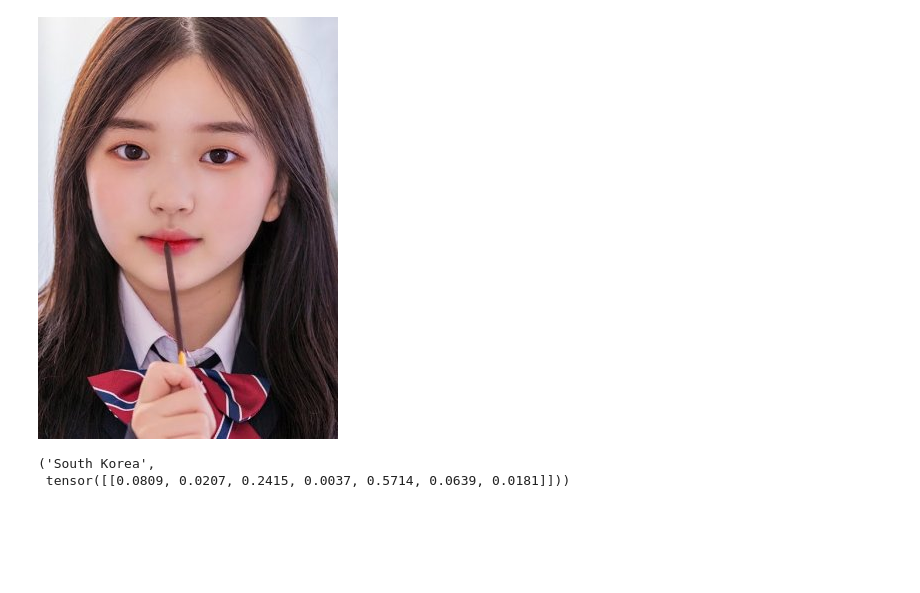
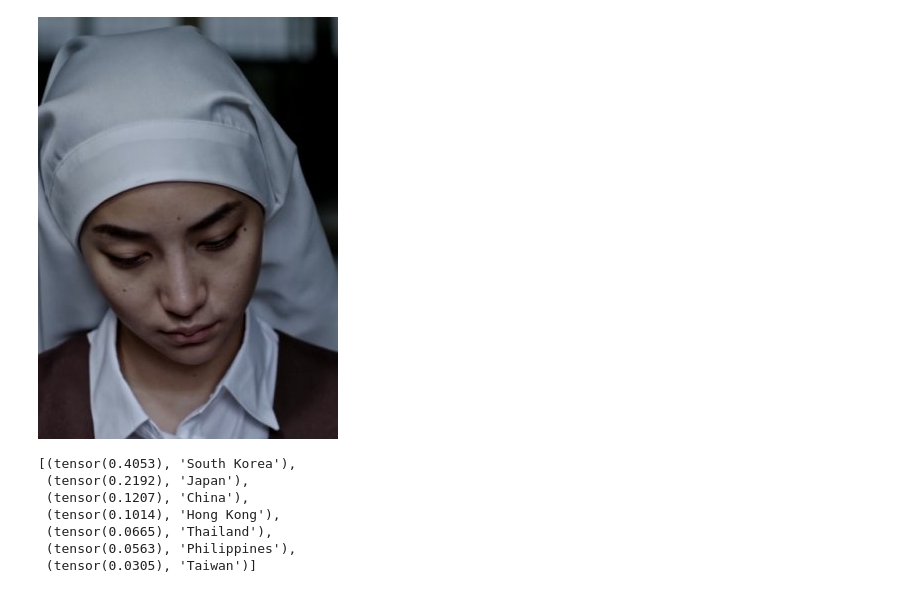
Before and after one commit to lapythie/dora, a Jupyter notebook: notebooks/baselines/poster2Country.ipynb, the cells around one changed output. Drawn from its saved outputs; the diff is of its cells as text; code cells hidden in the pictures; blank space fills up the shorter version.

```diff
--- a/notebooks/baselines/poster2Country.ipynb
+++ b/notebooks/baselines/poster2Country.ipynb
@@ -12,10 +14,15 @@ processor = CLIPProcessor.from_pretrained(model_id, cache_dir=cache_dir)
 # %%
 # posterpath = "../data/posters/not_released_yet/27319-the-golden-hairpin_k644m_4c.jpg"
 posterpath = "../data/posters/714369-pepero-was-taken-away-on-pepero-day_e4J7K_4c.jpg"
+posterpath = "../data/posters/711027-enhypen-en-log_BLYz5_4c.jpg"
+posterpath = "../data/posters/693057-siwon-s-fortune-cookie_XND8q_4c.jpg"
+posterpath = "../data/posters/77567-fight-for-love_k36Nw_4c.jpg" # China
+posterpath = "../data/posters/680631-ka-sunscreen_Rg3oo_4c.jpg" # Thailand
+posterpath = "../data/posters/79321-the-serpents-song_BNXKb_4c.jpg" # Thailand
 img = Image.open(posterpath)
 display(img)
 # %% [output]
-[figure, old version]
+[figure, new version]
 # %%
 labels = ['China', 'Hong Kong', 'Japan', 'Philippines', 'South Korea', 'Taiwan', 'Thailand']
 
@@ -25,8 +32,13 @@ with torch.no_grad():
     outputs = model(**inputs)
     logits_per_image = outputs.logits_per_image # this is the image-text similarity score
     probs = logits_per_image.softmax(dim=1) # we can take the softmax to get the label probabilities
-# %%
-labels[probs.argmax()], probs
-# %% [output]
-('South Korea',
- tensor([[0.0809, 0.0207, 0.2415, 0.0037, 0.5714, 0.0639, 0.0181]]))
+# %%
+sorted(zip(probs.flatten(), labels), reverse=True)
+# %% [output]
+[(tensor(0.4053), 'South Korea'),
+ (tensor(0.2192), 'Japan'),
+ (tensor(0.1207), 'China'),
+ (tensor(0.1014), 'Hong Kong'),
+ (tensor(0.0665), 'Thailand'),
+ (tensor(0.0563), 'Philippines'),
+ (tensor(0.0305), 'Taiwan')]
```
Also changed, not shown: parts of 1 cell of this notebook.
